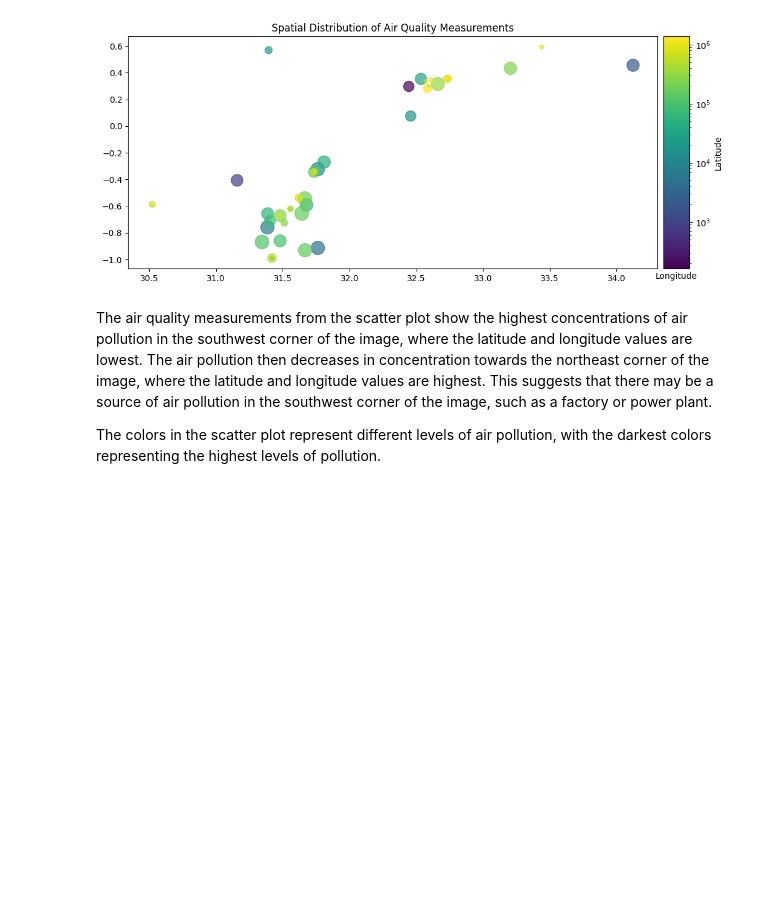
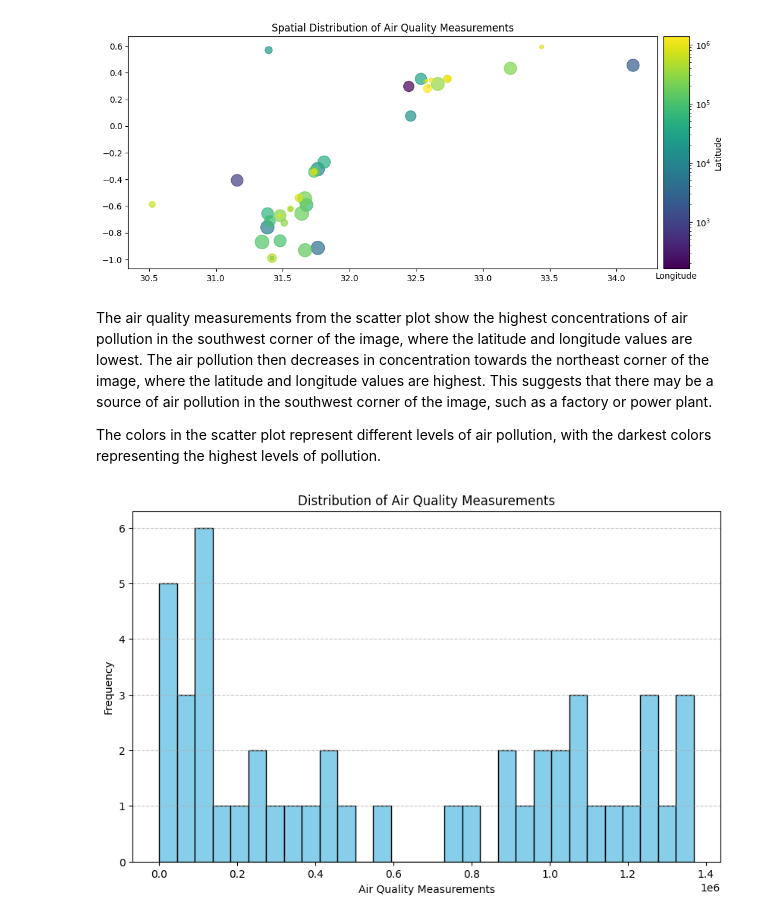
Before and after one commit to codingxperience/UgandaAirWatch-Analytics, a Jupyter notebook: team_work02.ipynb, the cells around one changed output. Cells and saved outputs as stored; diff of their text form; code cells hidden in the pictures; blank space fills up the shorter version.

Commit message:
second univariate visualization complete

```diff
--- a/team_work02.ipynb
+++ b/team_work02.ipynb
@@ -142,3 +142,15 @@ plt.show()
 The air quality measurements from the scatter plot show the highest concentrations of air pollution in the southwest corner of the image, where the latitude and longitude values are lowest. The air pollution then decreases in concentration towards the northeast corner of the image, where the latitude and longitude values are highest. This suggests that there may be a source of air pollution in the southwest corner of the image, such as a factory or power plant.
 
 The colors in the scatter plot represent different levels of air pollution, with the darkest colors representing the highest levels of pollution.
+# %%
+# Histogram of Air Quality Measurements
+
+plt.figure(figsize=(10, 6))
+plt.hist(data['measurements'], bins=30, color='skyblue', edgecolor='black')
+plt.title('Distribution of Air Quality Measurements')
+plt.xlabel('Air Quality Measurements')
+plt.ylabel('Frequency')
+plt.grid(axis='y', linestyle='--', alpha=0.7)
+plt.show()
+# %% [output]
+[figure, added]
```
Also changed, not shown: parts of 1 cell of this notebook, 1 other file.
